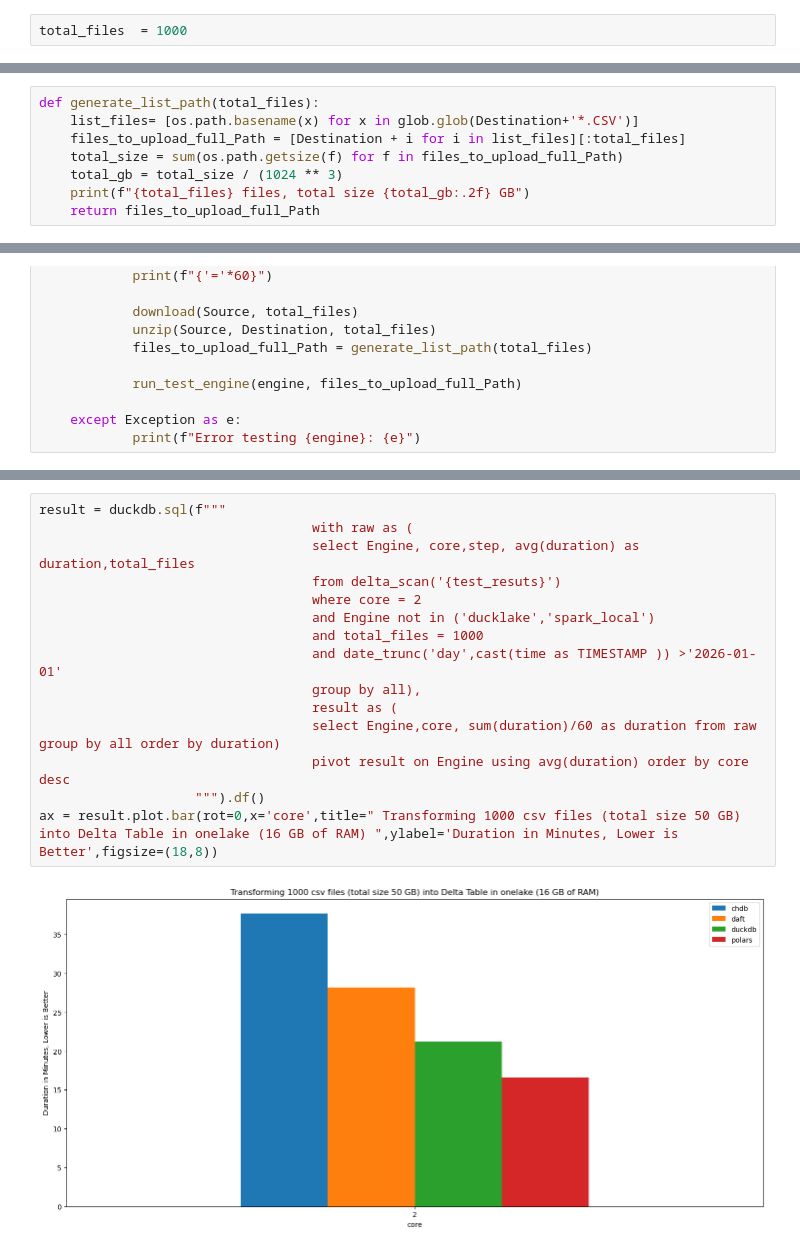
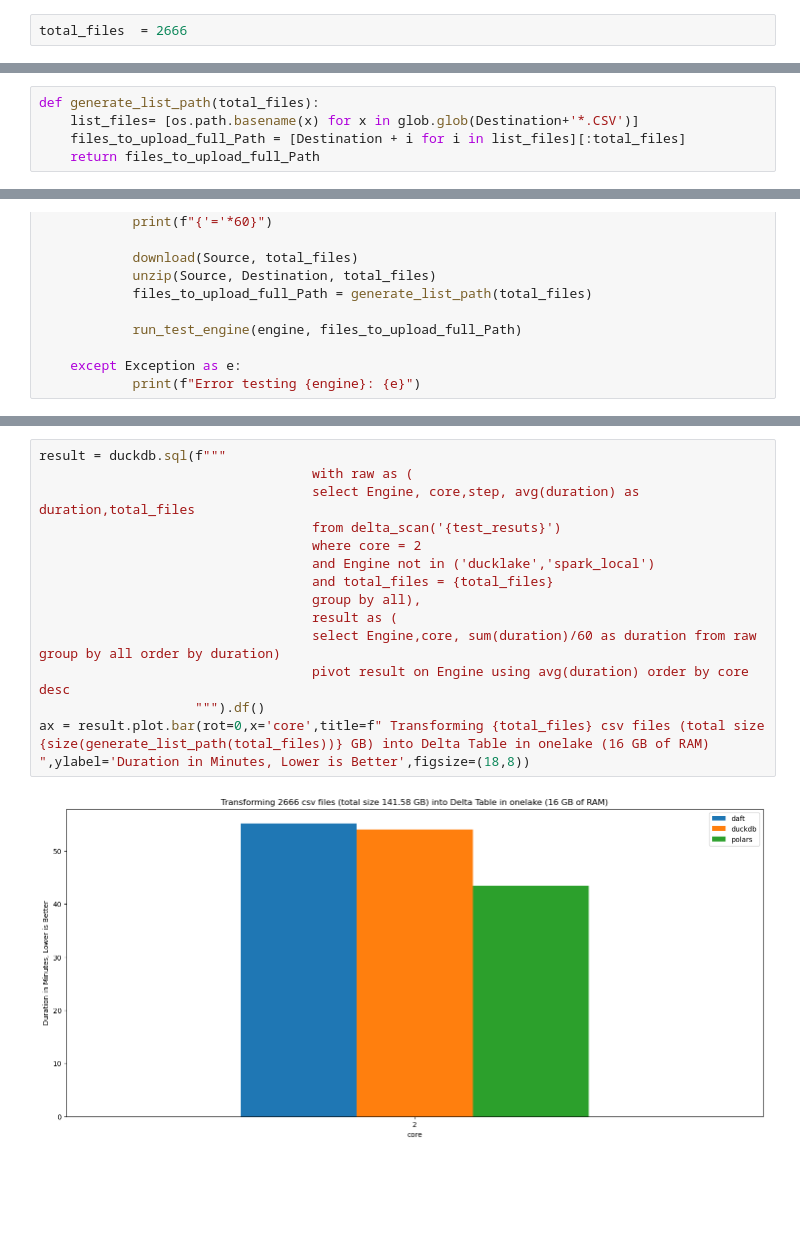
Before and after one commit to djouallah/Fabric_Notebooks_Demo, a Jupyter notebook: ETL/Light_ETL_Python_Notebook.ipynb, the cells around one changed output, grey strips where cells are left out. Cells and saved outputs as stored; diff of their text form; blank space fills up the shorter version.

```diff
--- a/ETL/Light_ETL_Python_Notebook.ipynb
+++ b/ETL/Light_ETL_Python_Notebook.ipynb
@@ -14,7 +14,7 @@ sys.exit called with value 0. The interpreter will be restarted.
 # %%
 engine ='polars'
 # %%
-total_files  = 1000
+total_files  = 2666
 # %%
 Source        = "/lakehouse/default/Files/zip/"
 Destination   = "/lakehouse/default/Files/csv/"
@@ -539,7 +539,4 @@ def run_test_engine(engine,files_to_upload_full_Path):
 def generate_list_path(total_files):
     list_files= [os.path.basename(x) for x in glob.glob(Destination+'*.CSV')]
     files_to_upload_full_Path = [Destination + i for i in list_files][:total_files]
-    total_size = sum(os.path.getsize(f) for f in files_to_upload_full_Path)
-    total_gb = total_size / (1024 ** 3)
-    print(f"{total_files} files, total size {total_gb:.2f} GB")
     return files_to_upload_full_Path
@@ -585,17 +588,16 @@ dt.vacuum(retention_hours=0,dry_run=False,  enforce_retention_duration=False)
 # %%
 result = duckdb.sql(f"""
                                    with raw as (
                                    select Engine, core,step, avg(duration) as duration,total_files
                                    from delta_scan('{test_resuts}')
                                    where core = 2
                                    and Engine not in ('ducklake','spark_local')
-                                   and total_files = 1000
-                                   and date_trunc('day',cast(time as TIMESTAMP )) >'2026-01-01'
+                                   and total_files = {total_files}
                                    group by all),
                                    result as (
                                    select Engine,core, sum(duration)/60 as duration from raw group by all order by duration)
                                    pivot result on Engine using avg(duration) order by core desc
                     """).df()
-ax = result.plot.bar(rot=0,x='core',title=" Transforming 1000 csv files (total size 50 GB) into Delta Table in onelake (16 GB of RAM) ",ylabel='Duration in Minutes, Lower is Better',figsize=(18,8))
+ax = result.plot.bar(rot=0,x='core',title=f" Transforming {total_files} csv files (total size {size(generate_list_path(total_files))} GB) into Delta Table in onelake (16 GB of RAM) ",ylabel='Duration in Minutes, Lower is Better',figsize=(18,8))
 # %% [output]
-[figure, old version]
+[figure, new version]
```
Also changed, not shown: parts of 3 cells of this notebook.
